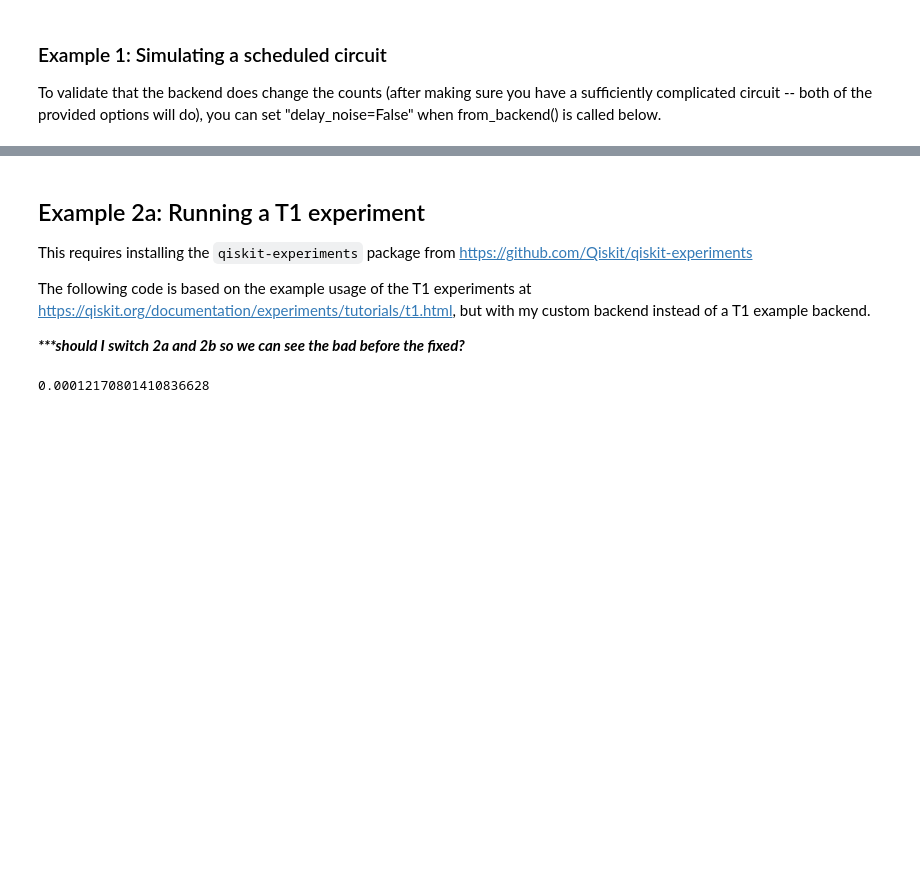
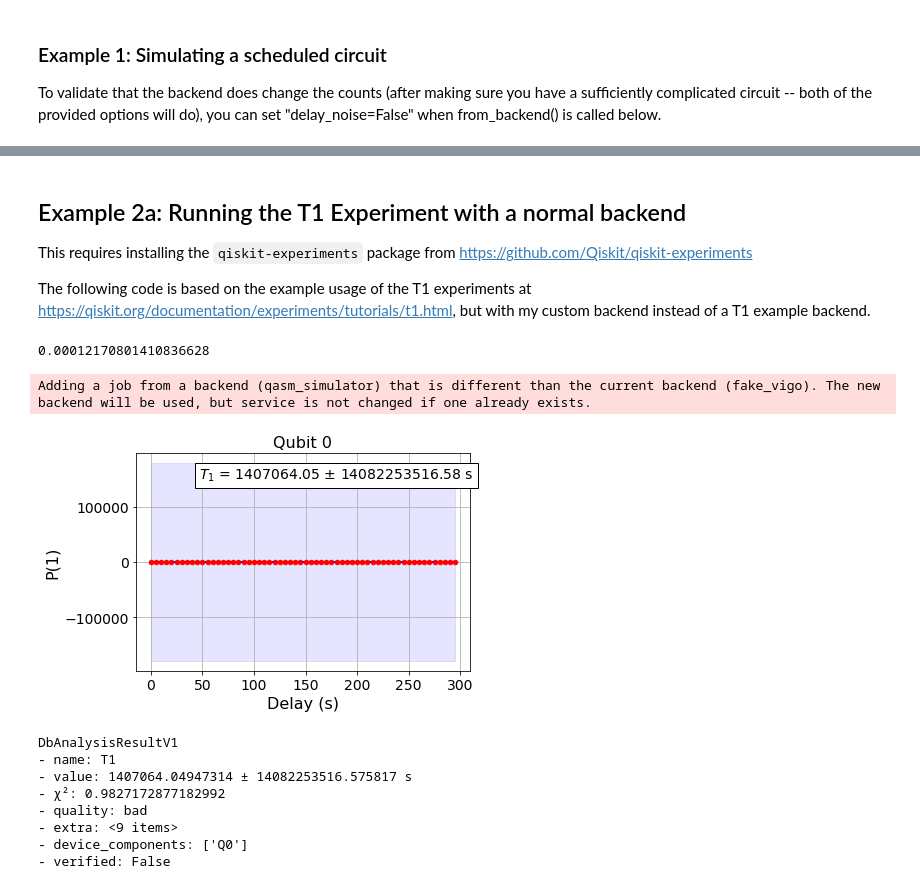
Before and after one commit to etdickey/RelaxationAndCrossTalkError, a Jupyter notebook: DelayErrorModeling.ipynb, the cells around one changed output, grey strips where cells are left out. Cells and saved outputs as stored; diff of their text form; code cells hidden in the pictures; blank space fills up the shorter version.

```diff
--- a/DelayErrorModeling.ipynb
+++ b/DelayErrorModeling.ipynb
@@ -357,11 +352,9 @@ result.get_counts(0)
 # %% [markdown]
-## Example 2a: Running a T1 experiment
+## Example 2a: Running the T1 Experiment with a normal backend
 
 This requires installing the `qiskit-experiments` package from https://github.com/Qiskit/qiskit-experiments
 
 The following code is based on the example usage of the T1 experiments at https://qiskit.org/documentation/experiments/tutorials/t1.html, but with my custom backend instead of a T1 example backend.
-
-***\*\*\*should I switch 2a and 2b so we can see the bad before the fixed?***
 # %%
 import numpy as np
 from qiskit_experiments.library import T1
@@ -371,3 +364,25 @@ t1_qubit0 = properties.t1(0)
 t1_qubit0
 # %% [output]
 0.00012170801410836628
+# %%
+delays = list(range(0, 300, 5))
+
+# T1 Experiment on a typical backend
+_t1exp = T1(qubit=0, delays=delays, unit='s')
+_t1data = _t1exp.run(backend=FakeVigo(), shots=1000).block_for_results()
+
+# Print analysis results
+display(_t1data.figure(0))
+_t1result = _t1data.analysis_results(-1)
+print(_t1result)
+# %% [output]
+Adding a job from a backend (qasm_simulator) that is different than the current backend (fake_vigo). The new backend will be used, but service is not changed if one already exists.
+[figure, added]
+DbAnalysisResultV1
+- name: T1
+- value: 1407064.04947314 ± 14082253516.575817 s
+- χ²: 0.9827172877182992
+- quality: bad
+- extra: <9 items>
+- device_components: ['Q0']
+- verified: False
```
Also changed, not shown: parts of 11 cells of this notebook, 3 other files.
